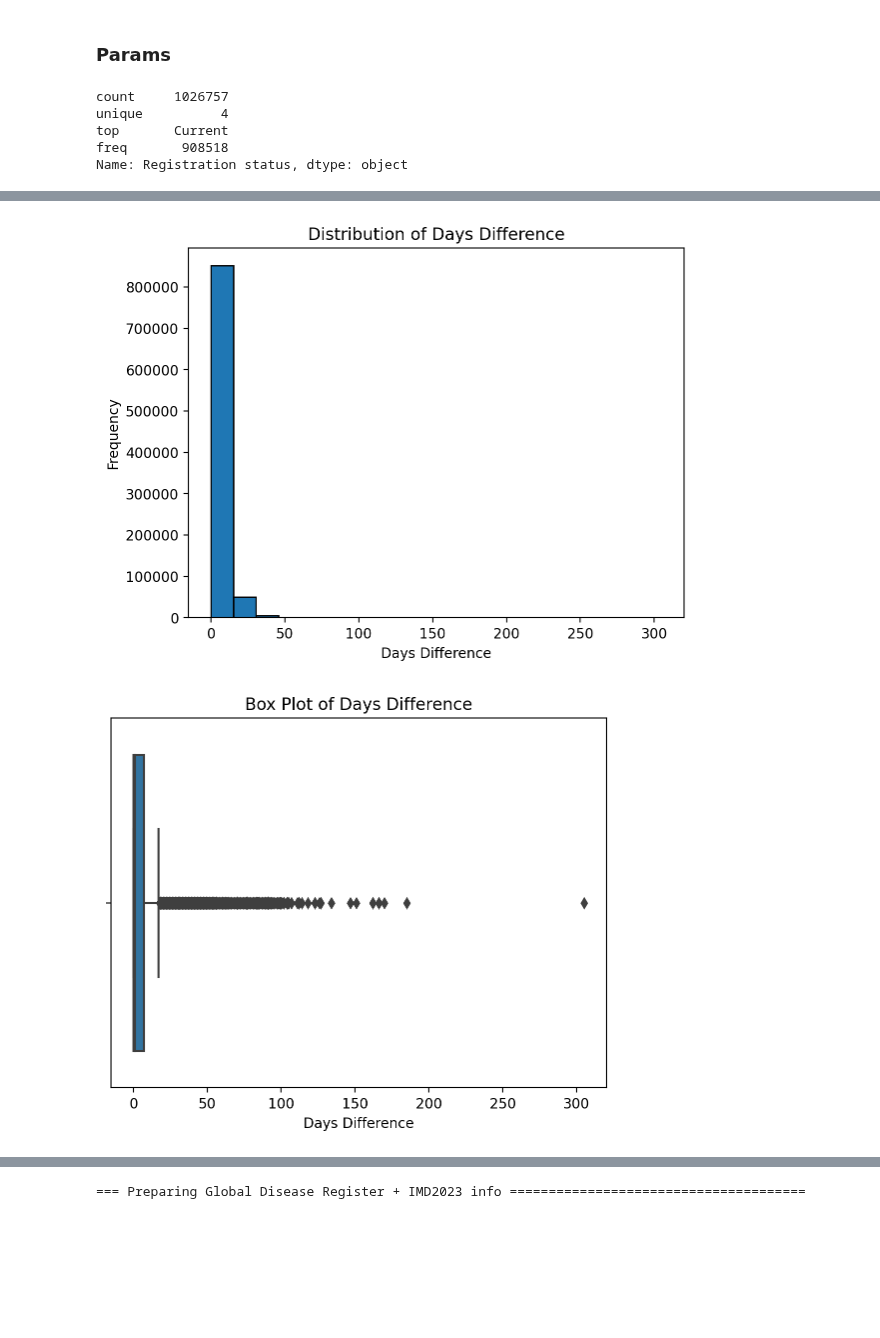
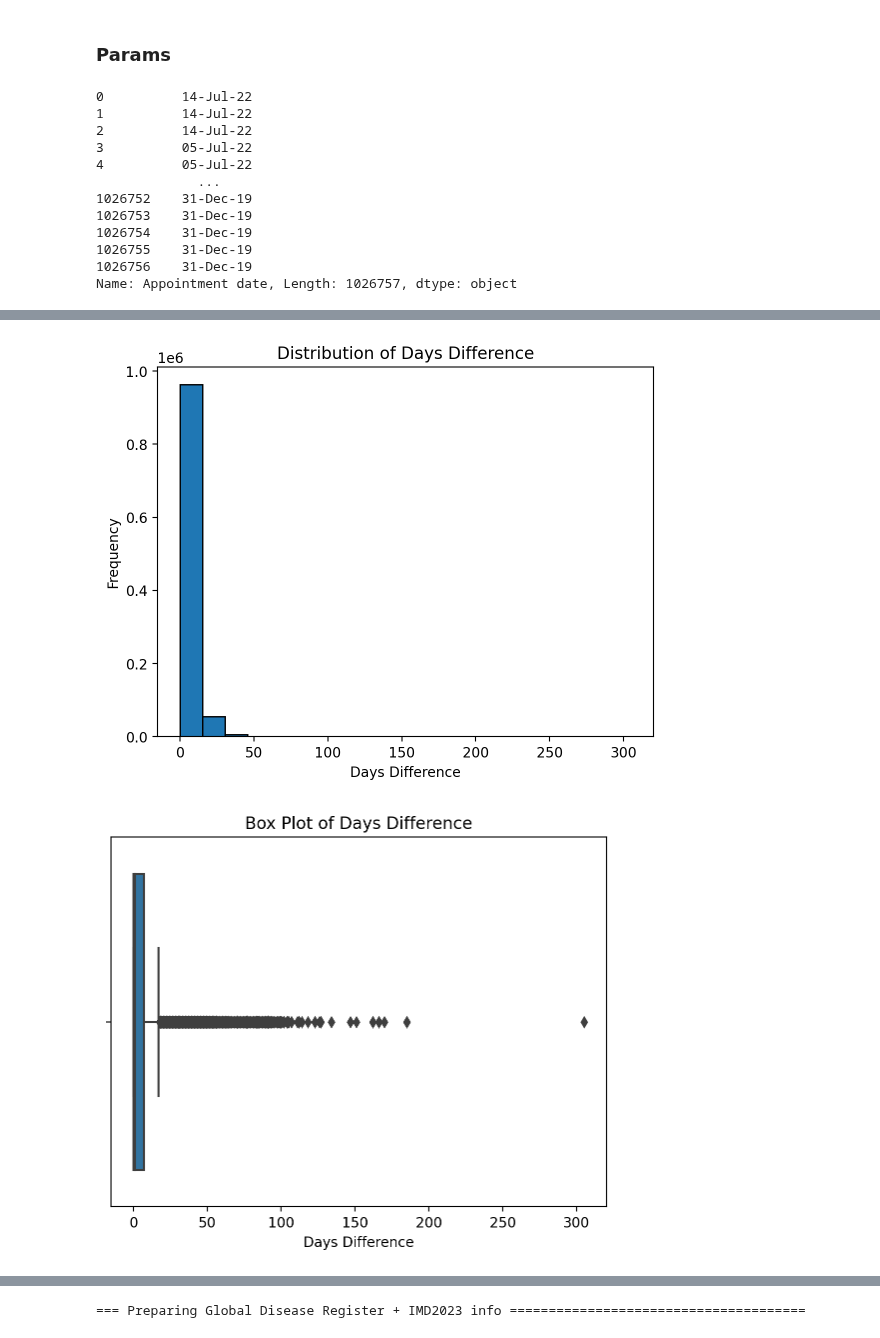
Before and after one commit to janduplessis883/project-showupforhealth, a Jupyter notebook: notebooks/MikesBook.ipynb, the cells around one changed output, grey strips where cells are left out. Saved outputs shown, nothing was run; the diff lists cells and outputs as text; code cells hidden in the pictures; blank space fills up the shorter version.

Commit message:
cyclical date function added

```diff
--- a/notebooks/MikesBook.ipynb
+++ b/notebooks/MikesBook.ipynb
@@ -53,38 +53,58 @@ OUTPUT_DATA = '~/code/janduplessis883/data-showup/data/output-data/'
 #this link will need to be updated
 ecs =pd.read_csv('~/code/janduplessis883/project-showupforhealth/data-showup/data/raw-data/ECS/ECS_CLINICAL.csv')
 tdata = pd.read_csv('~/code/janduplessis883/project-showupforhealth/data-showup/data/output-data/training_data_no_features.csv')
-print(tdata['Registration status'].describe())
+print(tdata['Appointment date'])
 # %% [output]
-count     1026757
-unique          4
-top       Current
-freq       908518
-Name: Registration status, dtype: object
+0          14-Jul-22
+1          14-Jul-22
+2          14-Jul-22
+3          05-Jul-22
+4          05-Jul-22
+             ...
+1026752    31-Dec-19
+1026753    31-Dec-19
+1026754    31-Dec-19
+1026755    31-Dec-19
+1026756    31-Dec-19
+Name: Appointment date, Length: 1026757, dtype: object
+# %%
+def split_appointment_date(df):
+    # Convert the "Appointment date" column to datetime if it's not already
+    df['Appointment date'] = pd.to_datetime(df['Appointment date'], format='%d-%b-%y')
+
+    # Extract day, week, and month
+    df['Day'] = df['Appointment date'].dt.dayofweek  # 0-6 (Monday to Sunday)
+    df['Week'] = df['Appointment date'].dt.isocalendar().week  # 1-52
+    df['Month'] = df['Appointment date'].dt.month  # 1-12 (January to December)
+
+    return df
+# Call the function to split the "Appointment date" column into 'Day', 'Week', and 'Month'
+tdata = split_appointment_date(tdata)
 # %%
 #Boolean mask - drop all rows that aren't current patients
 
-def filter_current_registration(data):
+def filter_current_registration(df):
     # Filter rows where 'Registration status' is 'Current'
-    data = data[data['Registration status'] == 'Current']
+    data = df[df['Registration status'] == 'Current']
 
-    return data
+    return df
 
 # Call the function to filter rows with 'Registration status' as 'Current'
 tdata = filter_current_registration(tdata)
 # %%
 # days until appointment function
-def calculate_days_difference(data):
+def calculate_days_difference(df):
     # Convert the date columns to datetime objects
-    data['Appointment booked date'] = pd.to_datetime(data['Appointment booked date'], format='%d-%b-%y')
-    data['Appointment date'] = pd.to_datetime(data['Appointment date'], format='%d-%b-%y')
+    df['Appointment booked date'] = pd.to_datetime(df['Appointment booked date'], format='%d-%b-%y')
+    df['Appointment date'] = pd.to_datetime(df['Appointment date'], format='%d-%b-%y')
 
     # Calculate the difference in days and create a new column
-    data['Days Difference'] = (data['Appointment date'] - data['Appointment booked date']).dt.days
+    df['Days Difference'] = (df['Appointment date'] - df['Appointment booked date']).dt.days
 
     # Drop rows where 'Days Difference' is negative
-    data = data[data['Days Difference'] >= 0]
+    df = df[df['Days Difference'] >= 0]
 
-    return data
+    return df
 
 # Call the function to add the 'Days Difference' column to your DataFrame
 tdata = calculate_days_difference(tdata)
@@ -113,5 +133,5 @@ max         305.000000
 Name: Days Difference, dtype: float64
-[figure, old version]
+[figure, new version]
 [figure]
 # %%
 def process_dataframe(df):
```
Also changed, not shown: parts of 1 cell of this notebook.
